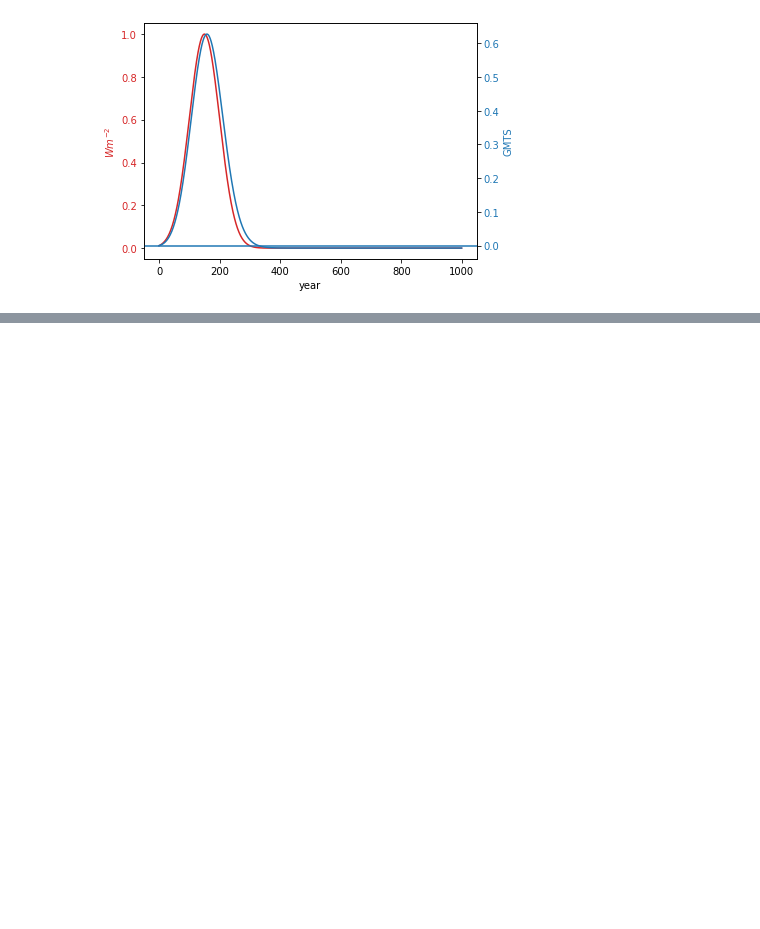
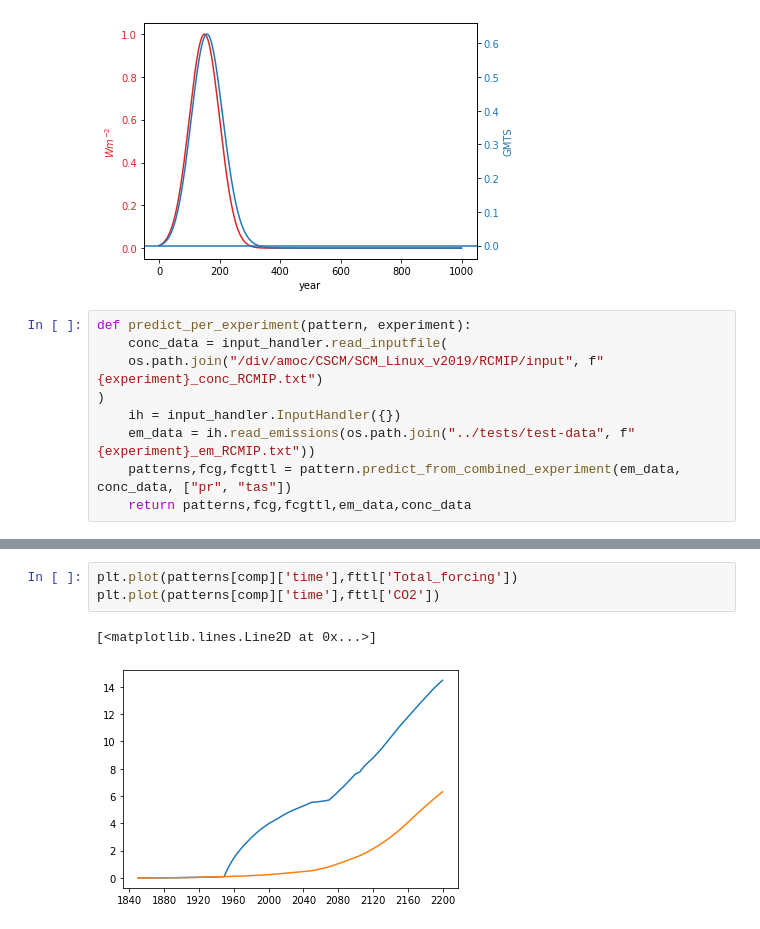
Before and after one commit to benmsanderson/METEOR, a Jupyter notebook: notebooks/METEOR_multi_model_pattern_example.ipynb, the cells around one changed output, grey strips where cells are left out. Saved outputs shown, nothing was run; the diff lists cells and outputs as text; blank space fills up the shorter version.

```diff
--- a/notebooks/METEOR_multi_model_pattern_example.ipynb
+++ b/notebooks/METEOR_multi_model_pattern_example.ipynb
@@ -183,3 +103,12 @@ fig.tight_layout()  # otherwise the right y-label is slightly clipped
 plt.show()
 # %% [output]
 [figure]
+# %%
+def predict_per_experiment(pattern, experiment):
+    conc_data = input_handler.read_inputfile(
+    os.path.join("/div/amoc/CSCM/SCM_Linux_v2019/RCMIP/input", f"{experiment}_conc_RCMIP.txt")
+)
+    ih = input_handler.InputHandler({})
+    em_data = ih.read_emissions(os.path.join("../tests/test-data", f"{experiment}_em_RCMIP.txt"))
+    patterns,fcg,fcgttl = pattern.predict_from_combined_experiment(em_data, conc_data, ["pr", "tas"])
+    return patterns,fcg,fcgttl,em_data,conc_data
@@ -185,0 +176,6 @@ plt.show()
+# %%
+plt.plot(patterns[comp]['time'],fttl['Total_forcing'])
+plt.plot(patterns[comp]['time'],fttl['CO2'])
+# %% [output]
+[<matplotlib.lines.Line2D at 0x...>]
+[figure, added]
```
Also changed, not shown: parts of 18 cells of this notebook, 3 other files.
